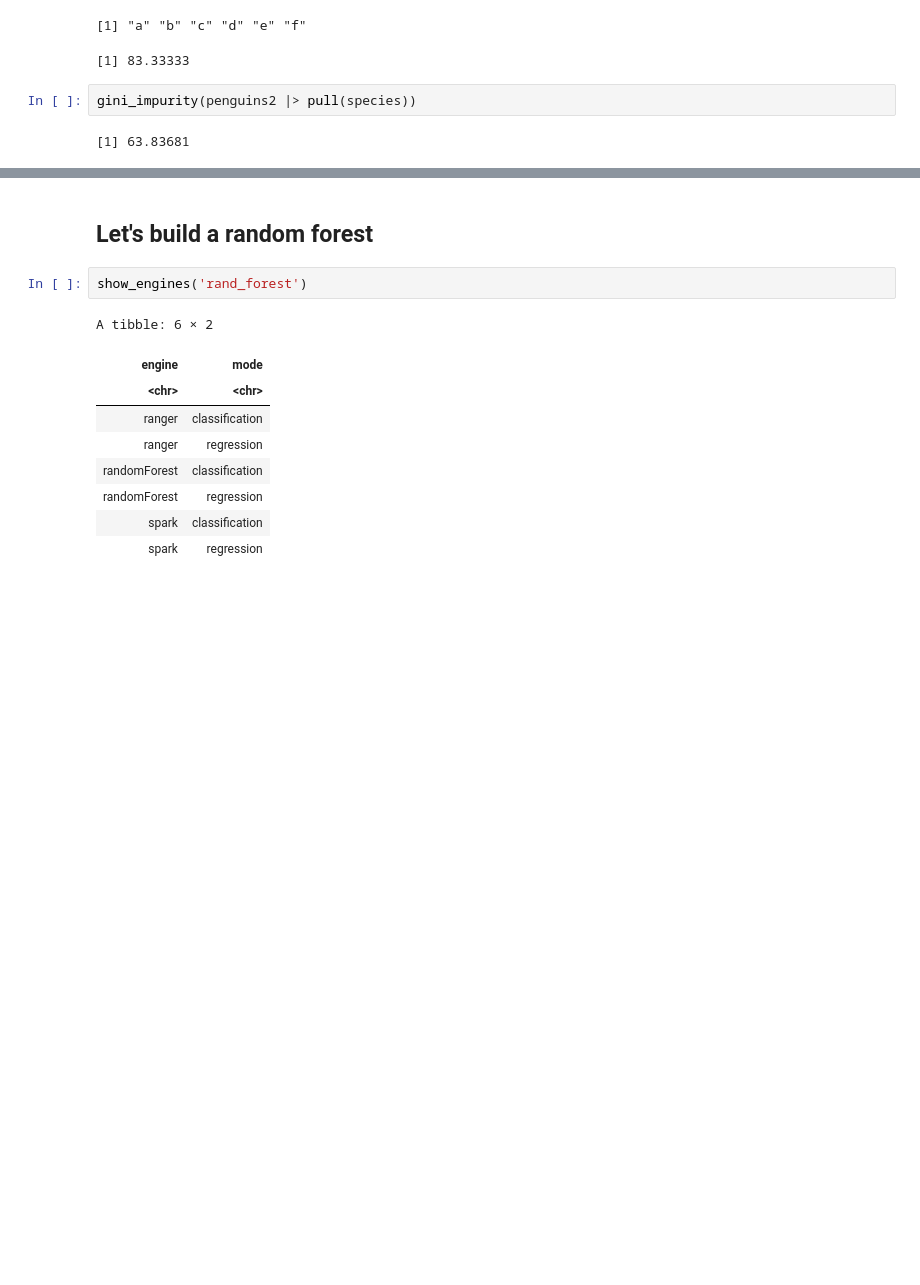
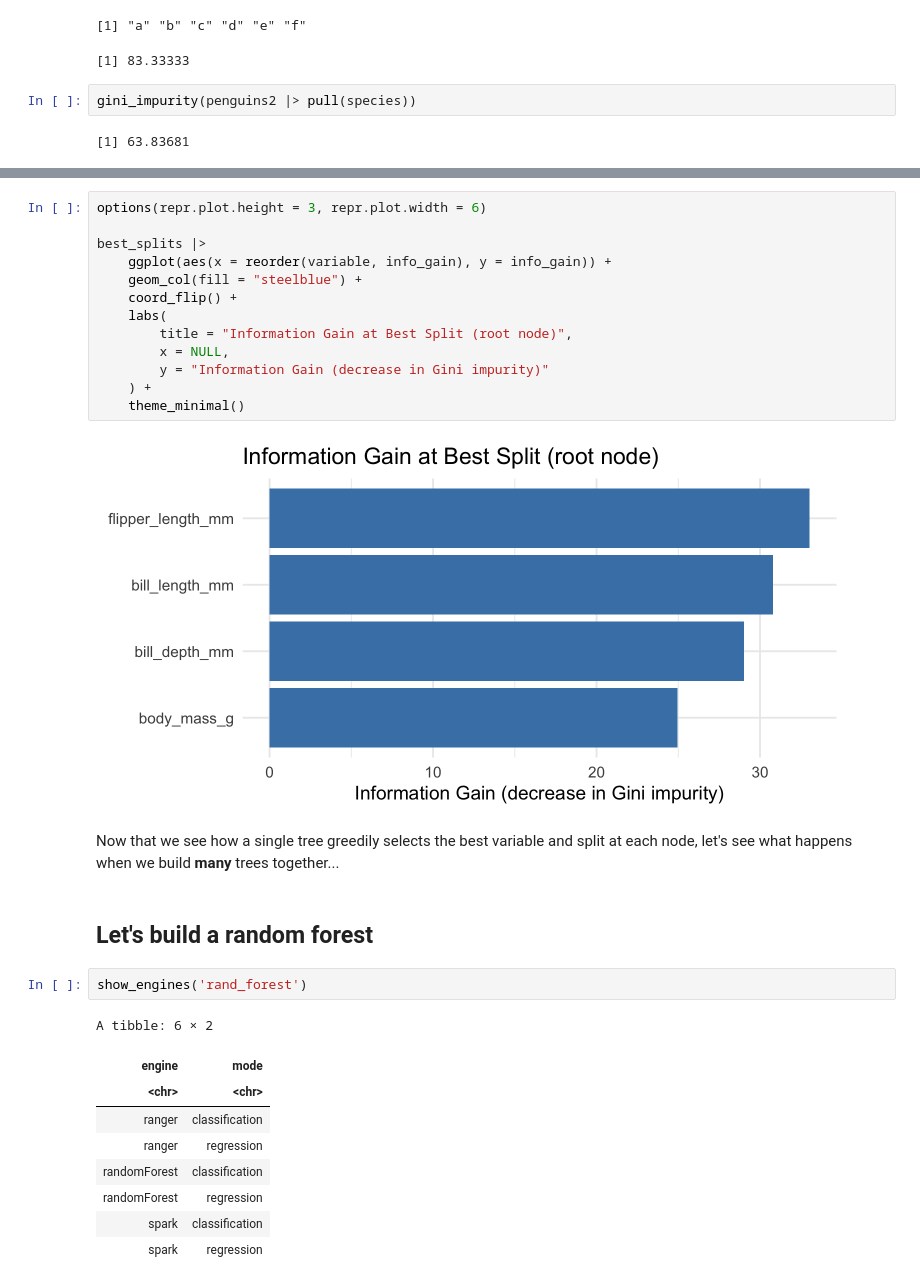
Before and after one commit to UNC-DATA-730/lecture-notebooks, a Jupyter notebook: 10-decision-trees/lectures/live-session.ipynb, the cells around one changed output, grey strips where cells are left out. Drawn from its saved outputs; the diff is of its cells as text; blank space fills up the shorter version.

```diff
--- a/10-decision-trees/lectures/live-session.ipynb
+++ b/10-decision-trees/lectures/live-session.ipynb
@@ -197,3 +272,20 @@ gini_impurity(penguins2 |> pull(species)) - mean_gini_impurity(207, penguins2)
+# %%
+options(repr.plot.height = 3, repr.plot.width = 6)
+
+best_splits |>
+    ggplot(aes(x = reorder(variable, info_gain), y = info_gain)) +
+    geom_col(fill = "steelblue") +
+    coord_flip() +
+    labs(
+        title = "Information Gain at Best Split (root node)",
+        x = NULL,
+        y = "Information Gain (decrease in Gini impurity)"
+    ) +
+    theme_minimal()
+# %% [output]
+[figure, added]
+# %% [markdown]
+Now that we see how a single tree greedily selects the best variable and split at each node, let's see what happens when we build **many** trees together...
 # %% [markdown]
 ## Let's build a random forest
 # %%
```
Also changed, not shown: parts of 12 cells of this notebook.
